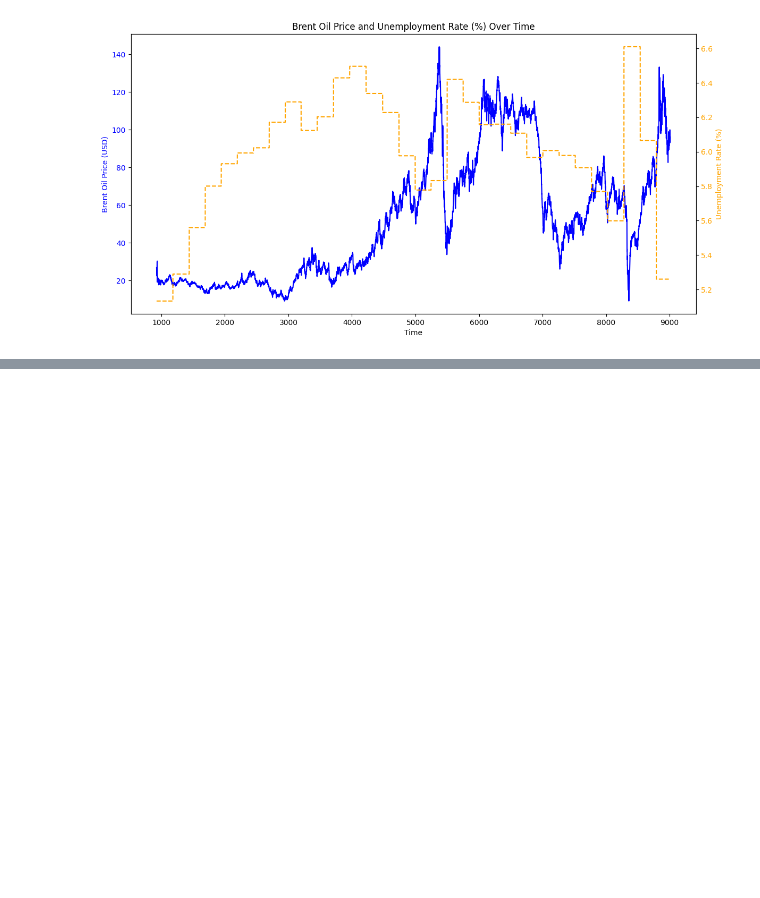
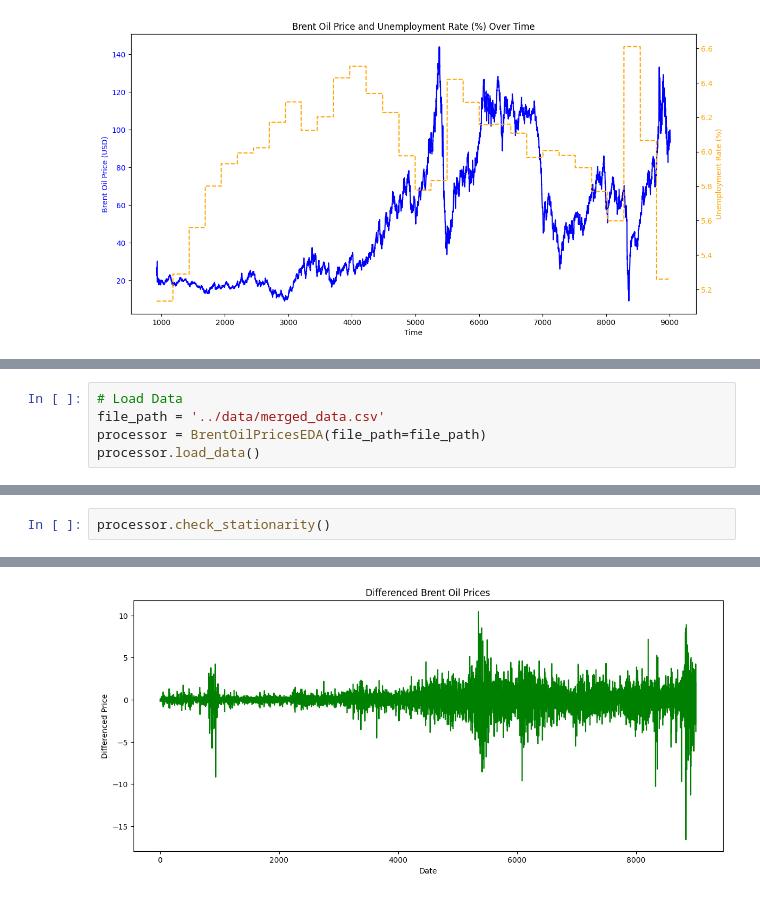
Before and after one commit to GetieBalew24/BrentOil-PriceModeling, a Jupyter notebook: notebooks/oil_price_model_development.ipynb, the cells around one changed output, grey strips where cells are left out. Cells and saved outputs as stored; diff of their text form; blank space fills up the shorter version.

Commit message:
stationary check

```diff
--- a/notebooks/oil_price_model_development.ipynb
+++ b/notebooks/oil_price_model_development.ipynb
@@ -187,0 +197,5 @@ for column in ['GDP Growth (%)', 'Inflation Rate (%)', 'Unemployment Rate (%)']:
+# %%
+# Load Data
+file_path = '../data/merged_data.csv'
+processor = BrentOilPricesEDA(file_path=file_path)
+processor.load_data()
@@ -187,0 +218,3 @@ for column in ['GDP Growth (%)', 'Inflation Rate (%)', 'Unemployment Rate (%)']:
+# %%
+processor.check_stationarity()
+# %% [output]
@@ -187,0 +225 @@ for column in ['GDP Growth (%)', 'Inflation Rate (%)', 'Unemployment Rate (%)']:
+[figure, added]
```
Also changed, not shown: parts of 4 cells of this notebook.
